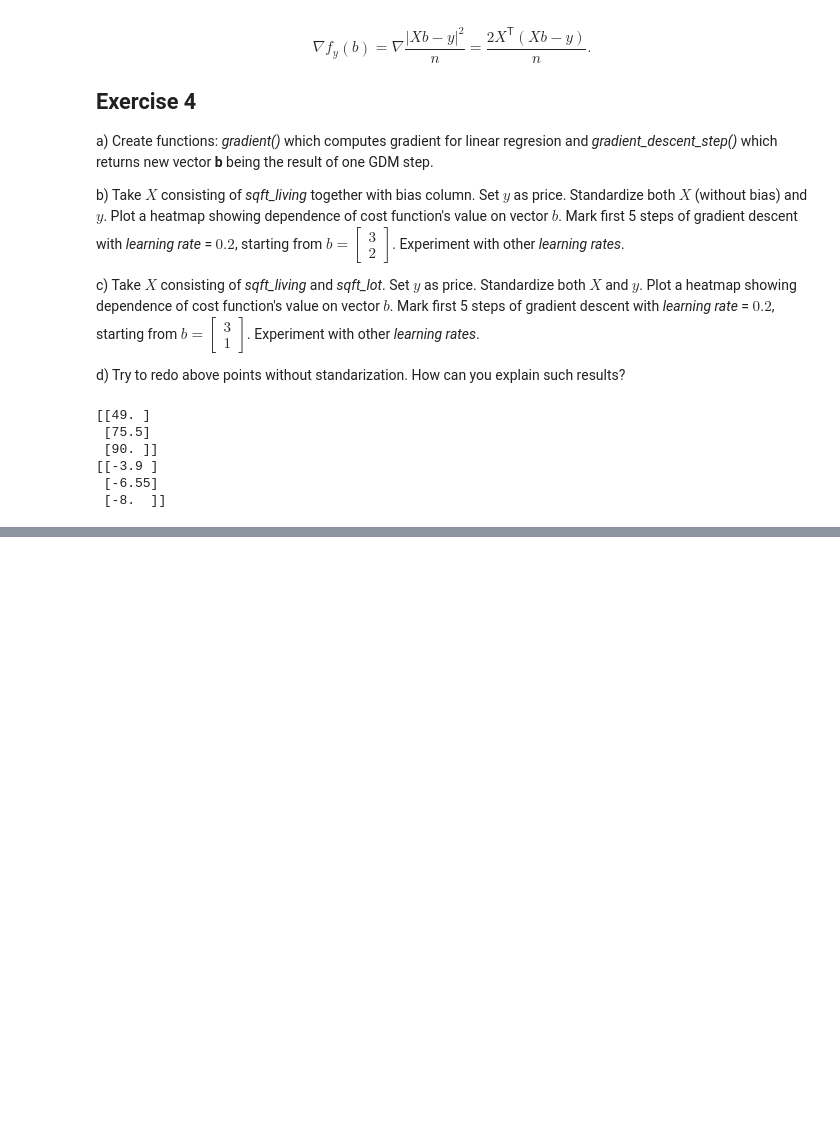
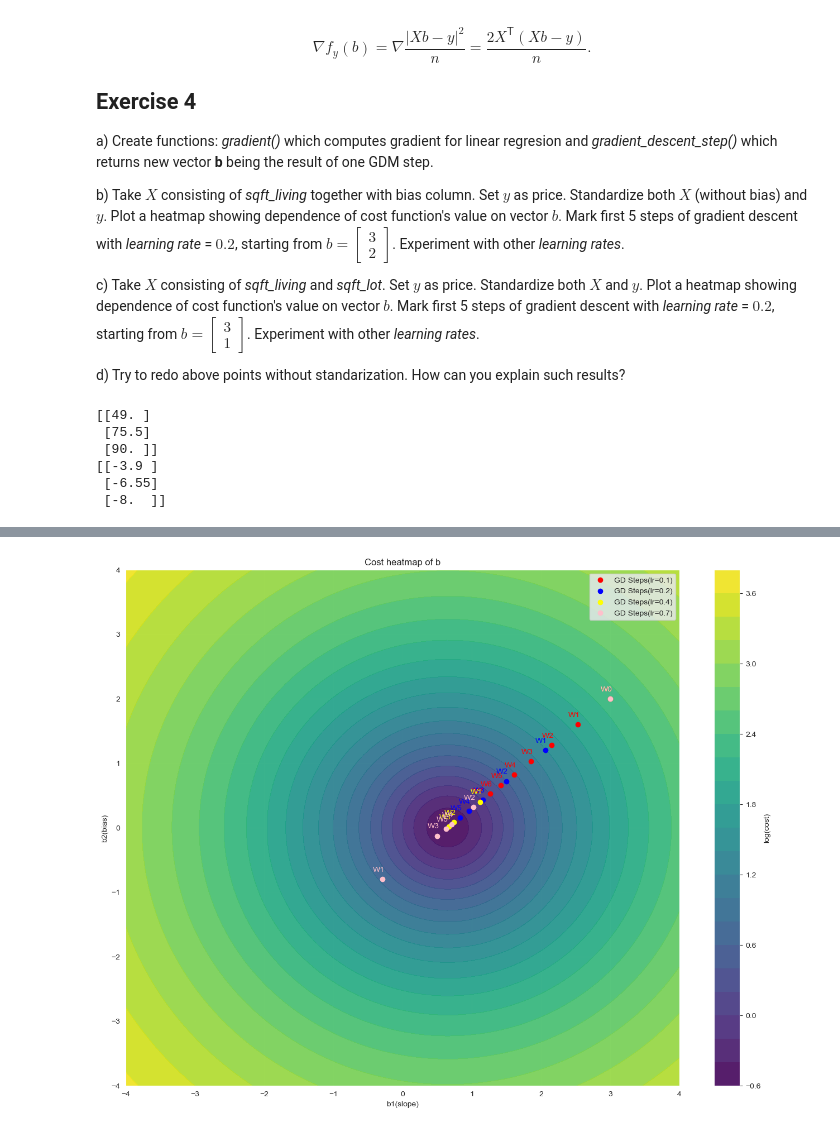
Before and after one commit to noxikoxi/Analityka, a Jupyter notebook: Assignment3/Assignment_3_Tomasz_Cach.ipynb, the cells around one changed output, grey strips where cells are left out. Saved outputs shown, nothing was run; the diff lists cells and outputs as text; code cells hidden in the pictures; blank space fills up the shorter version.

```diff
--- a/Assignment3/Assignment_3_Tomasz_Cach.ipynb
+++ b/Assignment3/Assignment_3_Tomasz_Cach.ipynb
@@ -365,3 +387,35 @@ def plot_heatmap(x, y, b_x, b_y, gradient, nb_bs):
+# %%
+def plot_heatmap_lr(x, y, b_x, b_y, nb_bs, starting_point=(3,2)):
+    learning_rates = [0.1, 0.2, 0.4, 0.6, 0.7]
+    colors = ['red', 'blue', 'yellow', 'pink', 'green']
+    cost_arr_2d = np.zeros((nb_bs, nb_bs)) # initialize cost matrix
+
+    # Fill the cost matrix for each combination of coefficients
+    for i in range(nb_bs):
+        for j in range(nb_bs):
+            cost_arr_2d[i,j] = cost(predict(np.array([[b_x[i,j]], [b_y[i,j]]]), x) , y)
+
+    plt.figure(figsize=(16,12))
+    plt.title("Cost heatmap of b")
+
+    plt.xlabel('b1(slope)')
+    plt.ylabel('b2(bias)')
+    plt.contourf(b_x, b_y, np.log(cost_arr_2d), 20, alpha=0.9, cmap='viridis')
+    cbar = plt.colorbar()
+
+    cbar.ax.set_ylabel('log(cost)')
+
+    for id, lr in enumerate(learning_rates):
+        gradient_b = gradient_stop([[starting_point[0]], [starting_point[1]]], x, y, lr)
+        plt.scatter(gradient_b[0], gradient_b[1], color=colors[id], label = f'GD Steps(lr={lr})')
+        plt.plot(gradient_b[0], gradient_b[1], color=colors[id])
+
+        # label for points
+        for i in range(len(gradient_b[0])):
+            plt.annotate(f'W{i}', (gradient_b[0][i], gradient_b[1][i]), textcoords="offset points", xytext=(-5, 10), ha='center', color=colors[id])
+
+    plt.legend()
+    plt.show()
 # %%
 #b)
 bias = [[1]] * X.shape[0]
@@ -408,3 +462,18 @@ plot_heatmap(x_bias, standardized_y, b_x, b_y, gradient_b, nb_of_bs)
+# %%
+#b but with multpiple lr plots
+bias = [[1]] * X.shape[0]
+standardized_x, _, _ = standardize(X)
+standardized_y, _, _ = standardize(y)
+x_bias = np.concatenate((standardized_x, bias), axis=1)
+
+nb_of_bs = 101 # compute the cost nb_of_bs times in each dimension
+b1 = np.linspace(-4, 4, num=nb_of_bs) # slope coefficient
+b2 = np.linspace(-4, 4, num=nb_of_bs) # bias
+b_x, b_y = np.meshgrid(b1, b2) # generate grid
+
+plot_heatmap_lr(x_bias, standardized_y, b_x, b_y, nb_of_bs)
+# %% [output]
+[figure, added]
 # %%
 #c)
 sqft_living = house_df.sqft_living.values.reshape(-1,1)[:100]
```
Also changed, not shown: parts of 10 cells of this notebook.
